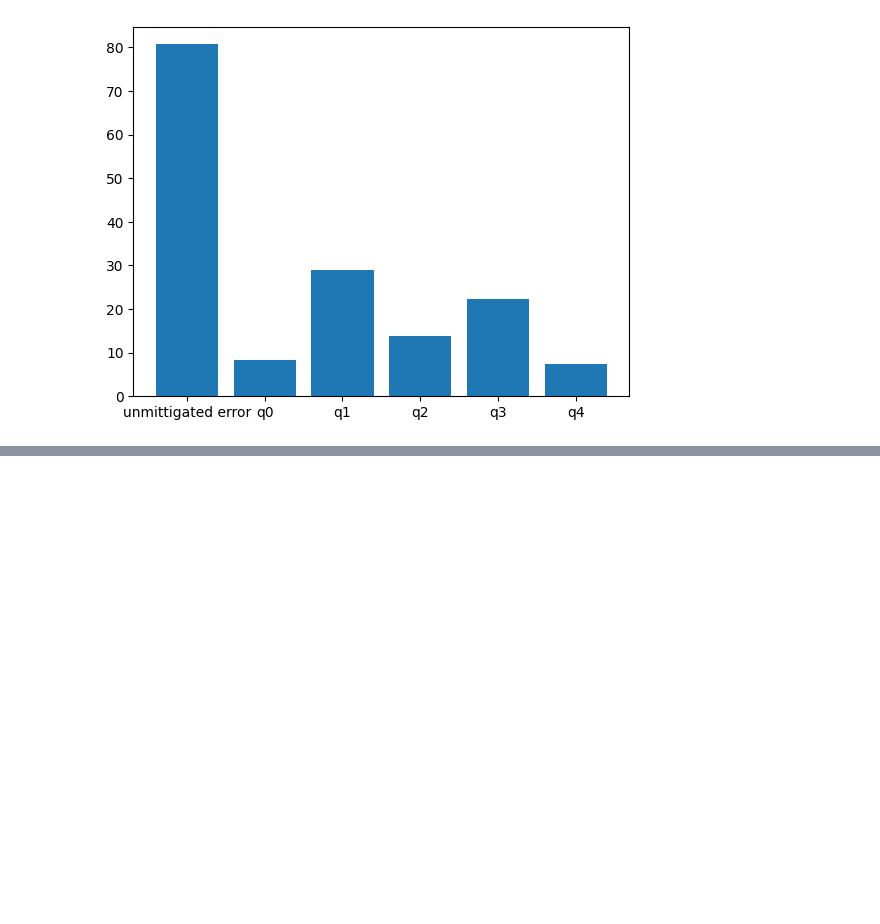
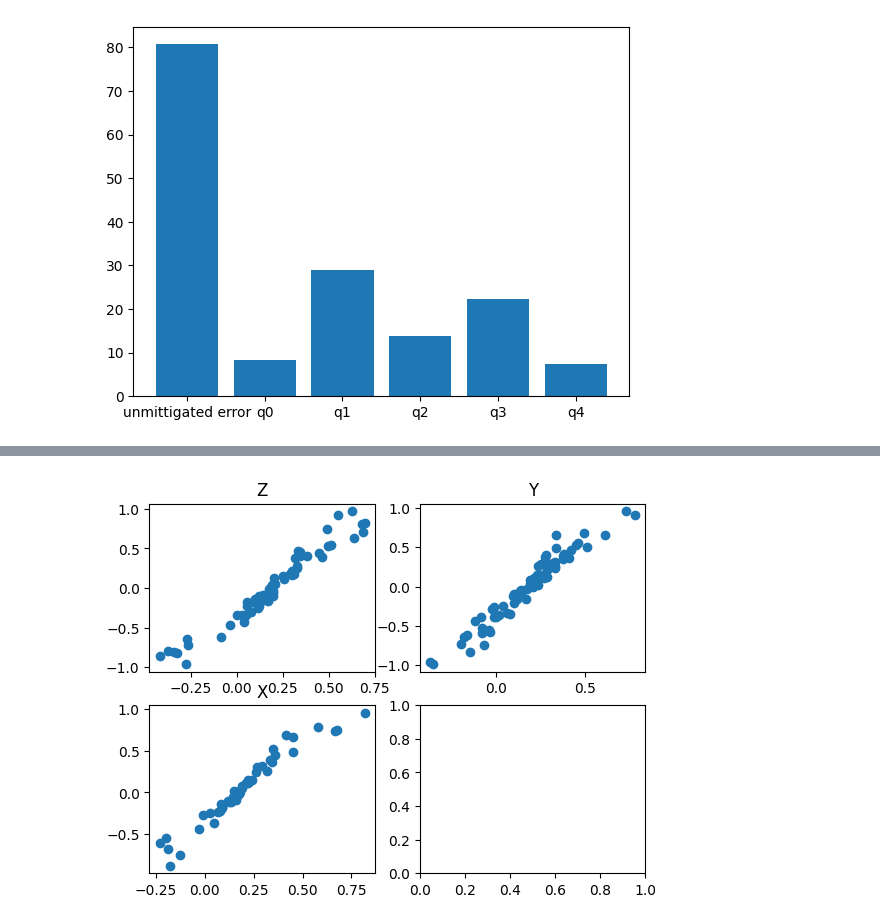
Before and after one commit to prachisharma21/ML_4_QEM, a Jupyter notebook: 5Models_Test.ipynb, the cells around one changed output, grey strips where cells are left out. Cells and saved outputs as stored; diff of their text form; code cells hidden in the pictures; blank space fills up the shorter version.

```diff
--- a/5Models_Test.ipynb
+++ b/5Models_Test.ipynb
@@ -114,0 +109,18 @@ plt.bar(x, height=height)
+# %%
+# for q2:
+df_qu0_Z = df_qu2[df_qu2['observable'] == 'IIZII']
+df_qu0_X = df_qu2[df_qu2['observable'] == 'IIXII']
+df_qu0_Y = df_qu2[df_qu2['observable'] == 'IIYII']
+
+fig1, axis1 = plt.subplots(2,2)
+axis1[0, 0].scatter(df_qu0_Z['noisy_expectation'], df_qu0_Z['target'])
+axis1[0, 0].set_title('Z')
+
+axis1[1, 0].scatter(df_qu0_X['noisy_expectation'], df_qu0_X['target'])
+axis1[1, 0].set_title('X')
+
+axis1[0, 1].scatter(df_qu0_Y['noisy_expectation'], df_qu0_Y['target'])
+axis1[0, 1].set_title('Y')
+plt.show(fig1)
+# %% [output]
+[figure, added]
```
Also changed, not shown: parts of 6 cells of this notebook.
